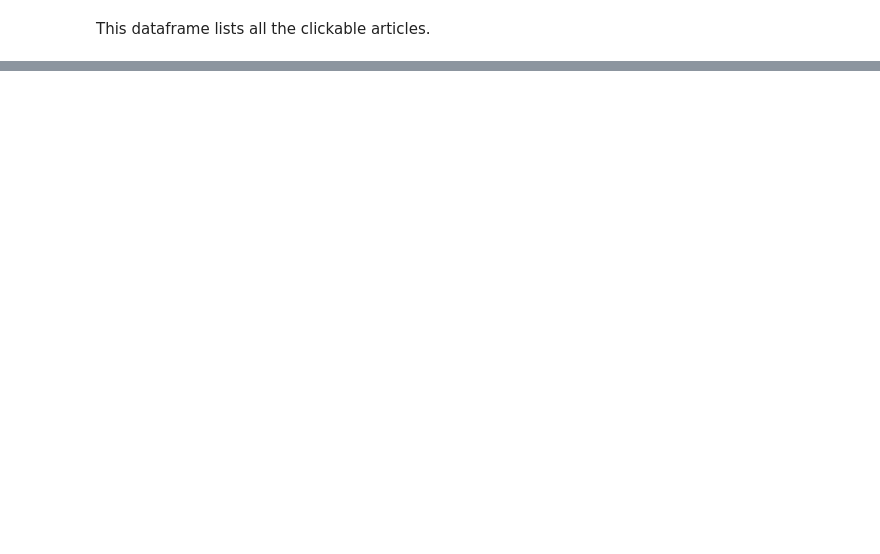
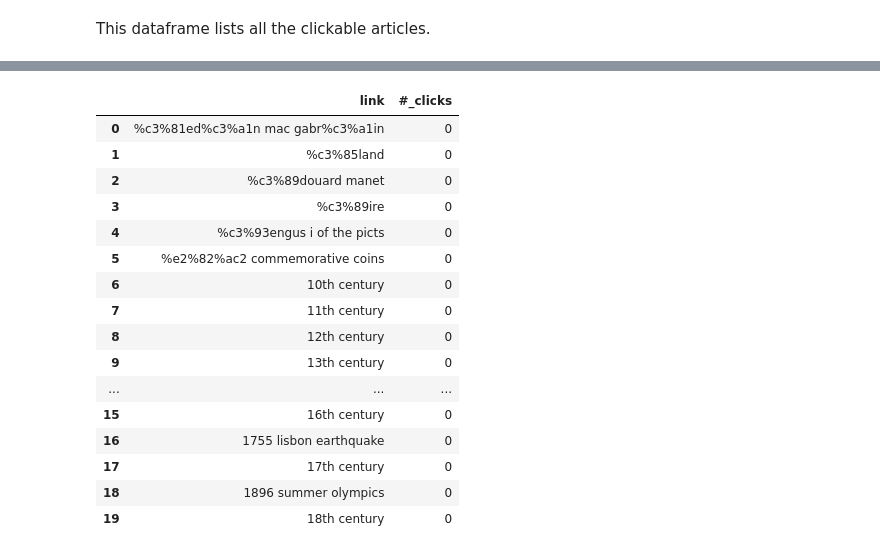
Before and after one commit to epfl-ada/ada-2022-project-theadalyzers, a Jupyter notebook: P2.ipynb, the cells around one changed output, grey strips where cells are left out. Cells and saved outputs as stored; diff of their text form; code cells hidden in the pictures; blank space fills up the shorter version.

```diff
--- a/P2.ipynb
+++ b/P2.ipynb
@@ -41,10 +64,10 @@ paths_finished.head()
 # %% [markdown]
 This dataframe lists all the clickable articles.
 # %%
-def filter_article_name(article_column):
-    article_column=article_column.str.lower()
-    article_column=article_column.str.replace('_', ' ')
-    return article_column
+def filter_article_name(article_series):
+    article_series=article_series.str.lower()
+    article_series=article_series.str.replace('_', ' ')
+    return article_series
 
 articles.article=filter_article_name(articles.article)
-articles.head()
+articles.head(20)
@@ -54,10 +95,12 @@ articles.head()
 clicked_articles=[]
 for x in paths_finished['path']: # hypothesize also in paths_unfinished
     path=(x.split(';'))
+    path=pd.Series(path)
     clicked_articles.append(path)
 
-#for path in clicked_articles:
-#    path_series=pd.Series(path)
-#    clicked_articles=filter_article_name(path_series)
+clicked_articles_filtered=[]
+for path in clicked_articles:
+    path_filtered=filter_article_name(path)
+    clicked_articles_filtered.append(path_filtered)
 
-clicked_articles
+clicked_articles_filtered
@@ -64,23 +125,41 @@ clicked_articles
 # %%
-# this is the dataframe containing the hyperlinks and their clicktrhough rates
+# this is the dataframe containing the hyperlinks and their clicktrhough frequency
 
 links_name=[]
 links_freq=[]
 
 i=0
 for article in articles['article']:
     count=0
     links_name.append(article)
-    for i in range(len(clicked_links)):
-        if article in clicked_links[i]:
+    for i in range(len(clicked_articles_filtered)):
+        if article in clicked_articles_filtered[i]:
             count+=1
     links_freq.append(count)
 
 links_name=pd.Series(links_name)
 links_freq=pd.Series(links_freq)
 links_freq_df=pd.concat([links_name, links_freq], axis=1, names=['link', '#_clicks'])
 links_freq_df.columns=['link', '#_clicks']
 links_freq_df.head(20)
+# %% [output]
+|  | link | #_clicks |
+| 0 | %c3%81ed%c3%a1n mac gabr%c3%a1in | 0 |
+| 1 | %c3%85land | 0 |
+| 2 | %c3%89douard manet | 0 |
+| 3 | %c3%89ire | 0 |
+| 4 | %c3%93engus i of the picts | 0 |
+| 5 | %e2%82%ac2 commemorative coins | 0 |
+| 6 | 10th century | 0 |
+| 7 | 11th century | 0 |
+| 8 | 12th century | 0 |
+| 9 | 13th century | 0 |
+| ... | ... | ... |
+| 15 | 16th century | 0 |
+| 16 | 1755 lisbon earthquake | 0 |
+| 17 | 17th century | 0 |
+| 18 | 1896 summer olympics | 0 |
+| 19 | 18th century | 0 |
 # %%
 # code for extracting the positioning of the hyperlinks in the article text
 # %%
```
Also changed, not shown: parts of 17 cells of this notebook.
